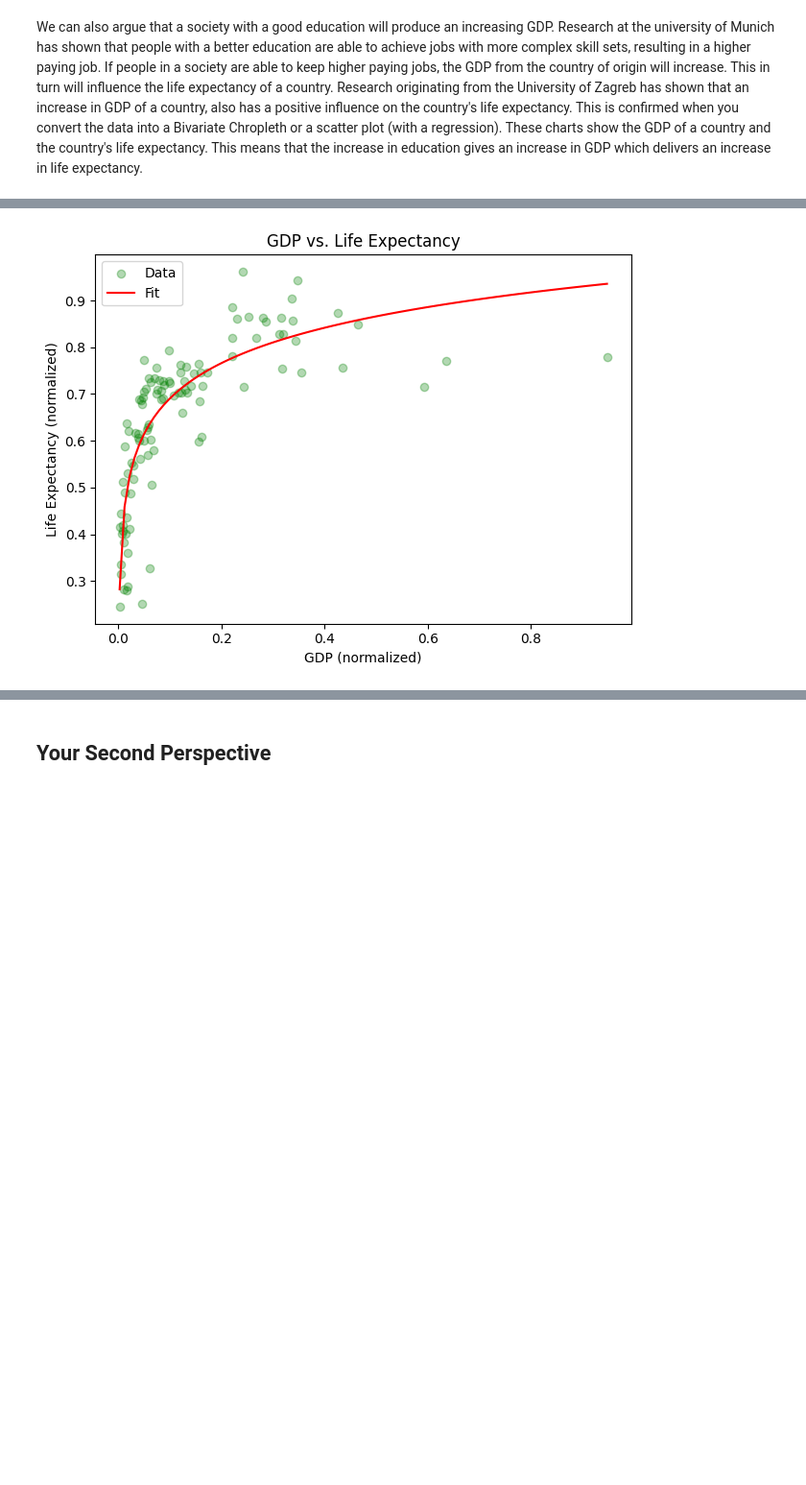
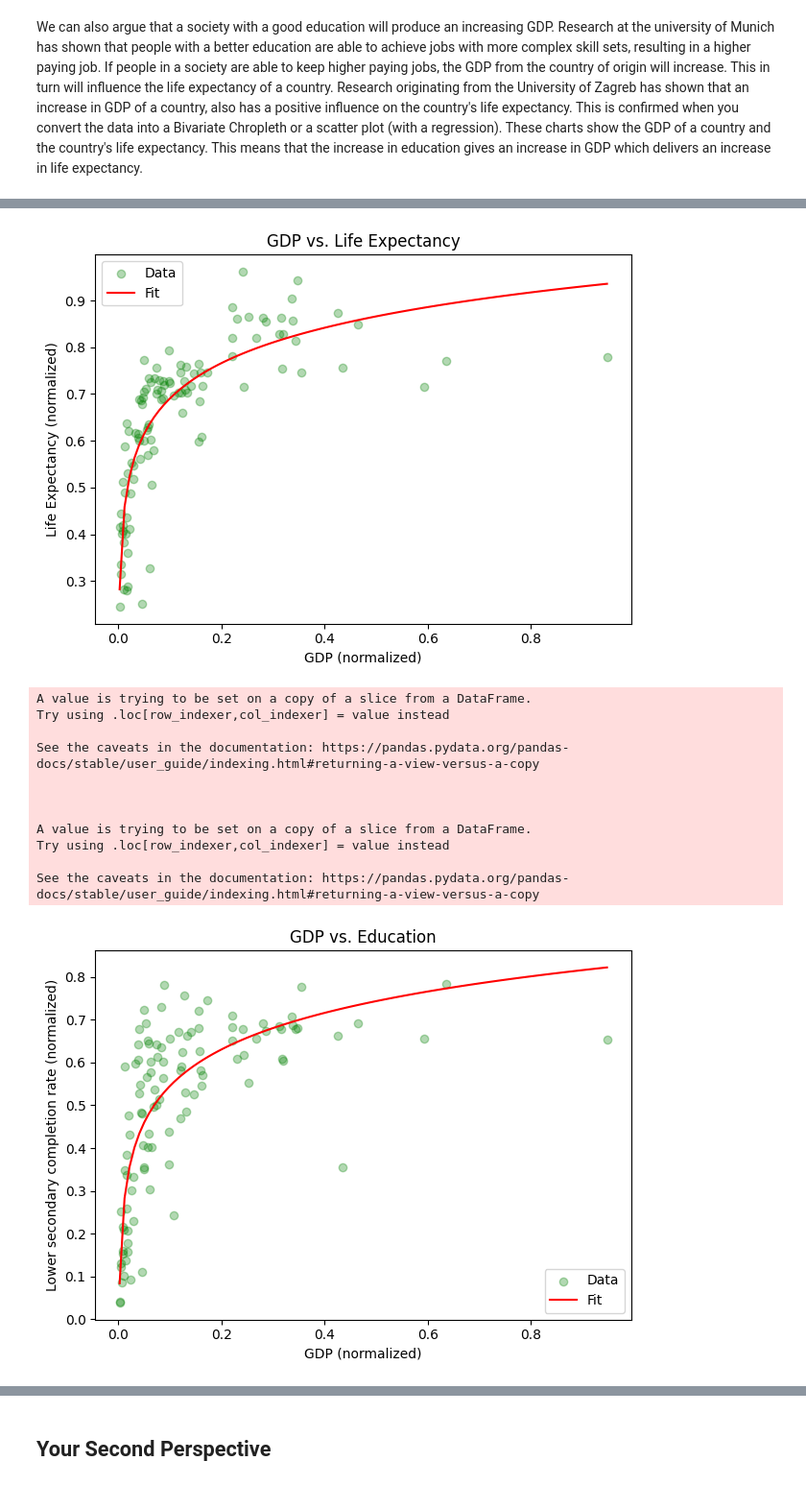
Before and after one commit to Leonardovink/infovis_website, a Jupyter notebook: _build/jupyter_execute/docs/notebook.ipynb, the cells around one changed output, grey strips where cells are left out. Shown at 96% size. Drawn from its saved outputs; the diff is of its cells as text; code cells hidden in the pictures; blank space fills up the shorter version.

```diff
--- a/_build/jupyter_execute/docs/notebook.ipynb
+++ b/_build/jupyter_execute/docs/notebook.ipynb
@@ -381,4 +389,54 @@ plt.title('GDP vs. Life Expectancy')
 plt.legend()
 plt.tight_layout()
 plt.show()
+import numpy as np
+import pandas as pd
+import plotly.graph_objs as go
+from scipy.optimize import curve_fit
+from scipy.stats import zscore
+import matplotlib.pyplot as plt
+
+def log_func(x, a, b):
+    return a * np.log(x) + b
+
+
+# Calculate the z-scores of the data
+second_df['z_score_GDP'] = zscore(second_df['GDP'])
+second_df['z_score_Value'] = zscore(second_df['Value'])
+
+# Define a threshold to identify outliers
+threshold = 6
+
+# Filter the data to remove outliers
+filtered_df = second_df[(np.abs(second_df['z_score_GDP']) < threshold) & (np.abs(second_df['z_score_Value']) < threshold)]
+
+# Extract cleaned data for fitting
+x_cleaned = filtered_df["GDP"].values
+y_cleaned = filtered_df["Value"].values
+
+# Fit the data to the logarithmic function
+popt, pcov = curve_fit(log_func, x_cleaned, y_cleaned)
+
+# Generate x values for the fitted line
+x_fit = np.linspace(min(x_cleaned), max(x_cleaned), 100)
+y_fit = log_func(x_fit, *popt)
+
+# Plot using Plotly
+scatter = go.Scatter(x=filtered_df["GDP"], y=filtered_df["Value"], mode='markers', name='Data')
+line = go.Scatter(x=x_fit, y=y_fit, mode='lines', name='Fit', line=dict(color='red'))
+
+layout = go.Layout(title='GDP vs. Life Expectancy (Outliers Removed)',
+                   xaxis=dict(title='GDP (normalized)'),
+                   yaxis=dict(title='Completion rate (normalized)'))
+
+
+# Optionally, you can use matplotlib to show the fit
+plt.scatter(filtered_df['GDP'], filtered_df['Value'], alpha=0.3, c='green', label='Data')
+plt.plot(x_fit, y_fit, color='red', label='Fit')
+plt.xlabel('GDP (normalized)')
+plt.ylabel('Lower secondary completion rate (normalized)')
+plt.title('GDP vs. Education')
+plt.legend()
+plt.tight_layout()
+plt.show()
 # %% [output]
@@ -394,3 +443,15 @@ The geopandas.dataset module is deprecated and will be removed in GeoPandas 1.0.
 Only specify one of 'column' or 'color'. Using 'color'.
 [figure]
 [figure]
+A value is trying to be set on a copy of a slice from a DataFrame.
+Try using .loc[row_indexer,col_indexer] = value instead
+
+See the caveats in the documentation: https://pandas.pydata.org/pandas-docs/stable/user_guide/indexing.html#returning-a-view-versus-a-copy
+
+
+
+A value is trying to be set on a copy of a slice from a DataFrame.
+Try using .loc[row_indexer,col_indexer] = value instead
+
+See the caveats in the documentation: https://pandas.pydata.org/pandas-docs/stable/user_guide/indexing.html#returning-a-view-versus-a-copy
+[figure, added]
```
Also changed, not shown: parts of 12 cells of this notebook, 13 other files.
